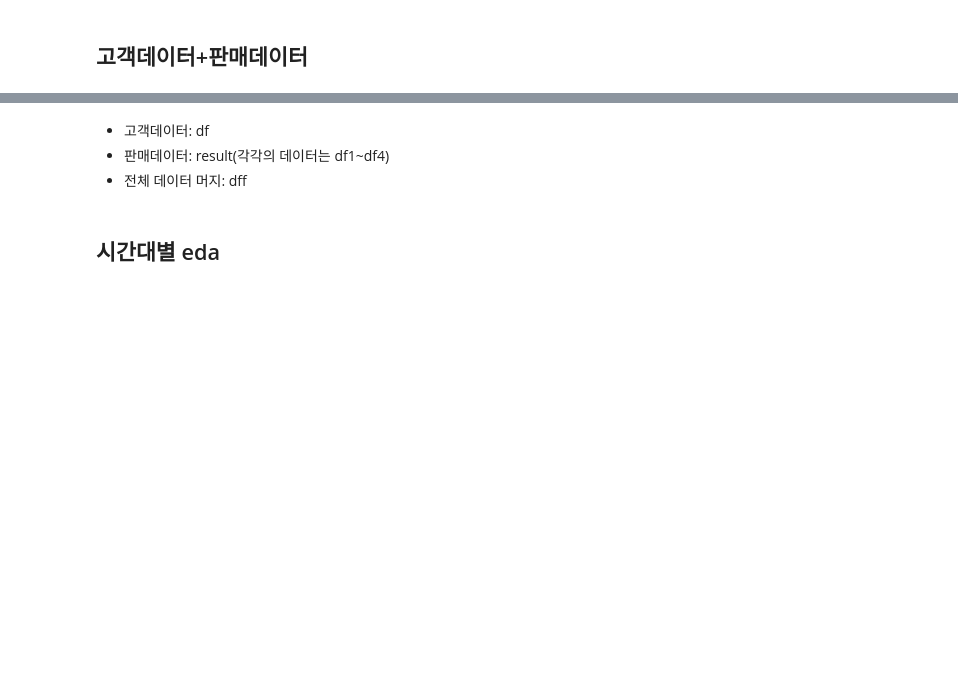
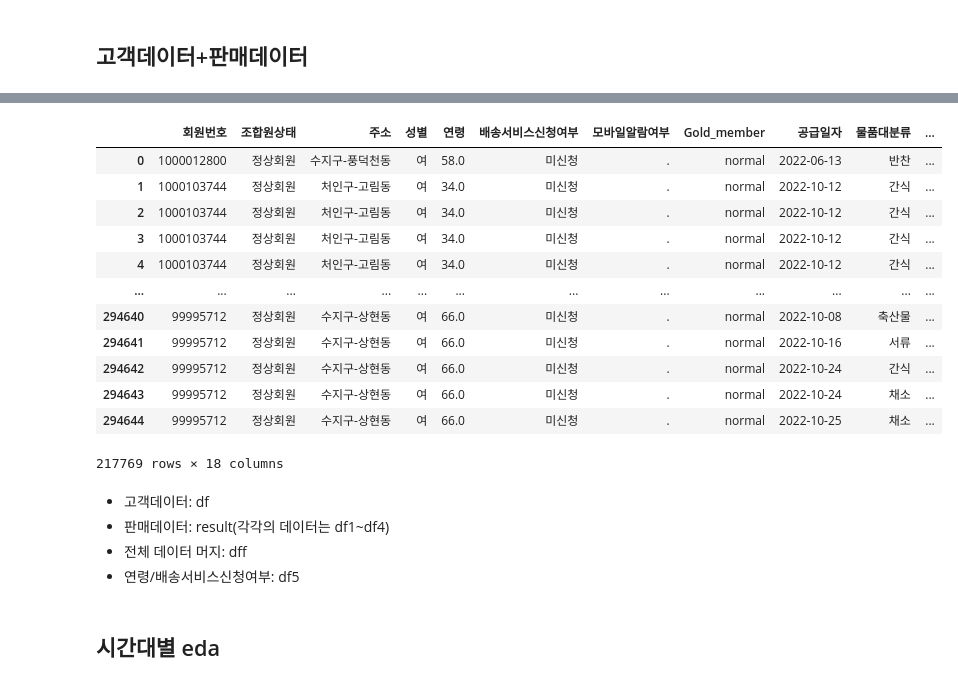
Before and after one commit to brooklyn-h/hanaro_1, a Jupyter notebook: mini_project.ipynb, the cells around one changed output, grey strips where cells are left out. Cells and saved outputs as stored; diff of their text form; code cells hidden in the pictures; blank space fills up the shorter version.

```diff
--- a/mini_project.ipynb
+++ b/mini_project.ipynb
@@ -103,7 +99,24 @@ dff
+# %%
+df5
+# %% [output]
+|  | 회원번호 | 조합원상태 | 주소 | 성별 | 연령 | 배송서비스신청여부 | 모바일알람여부 | Gold_member | 공급일자 | 물품대분류 | ... |
+| 0 | 1000012800 | 정상회원 | 수지구-풍덕천동 | 여 | 58.0 | 미신청 | . | normal | 2022-06-13 | 반찬 | ... |
+| 1 | 1000103744 | 정상회원 | 처인구-고림동 | 여 | 34.0 | 미신청 | . | normal | 2022-10-12 | 간식 | ... |
+| 2 | 1000103744 | 정상회원 | 처인구-고림동 | 여 | 34.0 | 미신청 | . | normal | 2022-10-12 | 간식 | ... |
+| 3 | 1000103744 | 정상회원 | 처인구-고림동 | 여 | 34.0 | 미신청 | . | normal | 2022-10-12 | 간식 | ... |
+| 4 | 1000103744 | 정상회원 | 처인구-고림동 | 여 | 34.0 | 미신청 | . | normal | 2022-10-12 | 간식 | ... |
+| ... | ... | ... | ... | ... | ... | ... | ... | ... | ... | ... | ... |
+| 294640 | 99995712 | 정상회원 | 수지구-상현동 | 여 | 66.0 | 미신청 | . | normal | 2022-10-08 | 축산물 | ... |
+| 294641 | 99995712 | 정상회원 | 수지구-상현동 | 여 | 66.0 | 미신청 | . | normal | 2022-10-16 | 서류 | ... |
+| 294642 | 99995712 | 정상회원 | 수지구-상현동 | 여 | 66.0 | 미신청 | . | normal | 2022-10-24 | 간식 | ... |
+| 294643 | 99995712 | 정상회원 | 수지구-상현동 | 여 | 66.0 | 미신청 | . | normal | 2022-10-24 | 채소 | ... |
+| 294644 | 99995712 | 정상회원 | 수지구-상현동 | 여 | 66.0 | 미신청 | . | normal | 2022-10-25 | 채소 | ... |
+217769 rows × 18 columns
 # %% [markdown]
 - 고객데이터: df
 - 판매데이터: result(각각의 데이터는 df1~df4)
 - 전체 데이터 머지: dff
+- 연령/배송서비스신청여부: df5
 # %% [markdown]
 ## 시간대별 eda
 # %%
```
Also changed, not shown: parts of 24 cells of this notebook.
